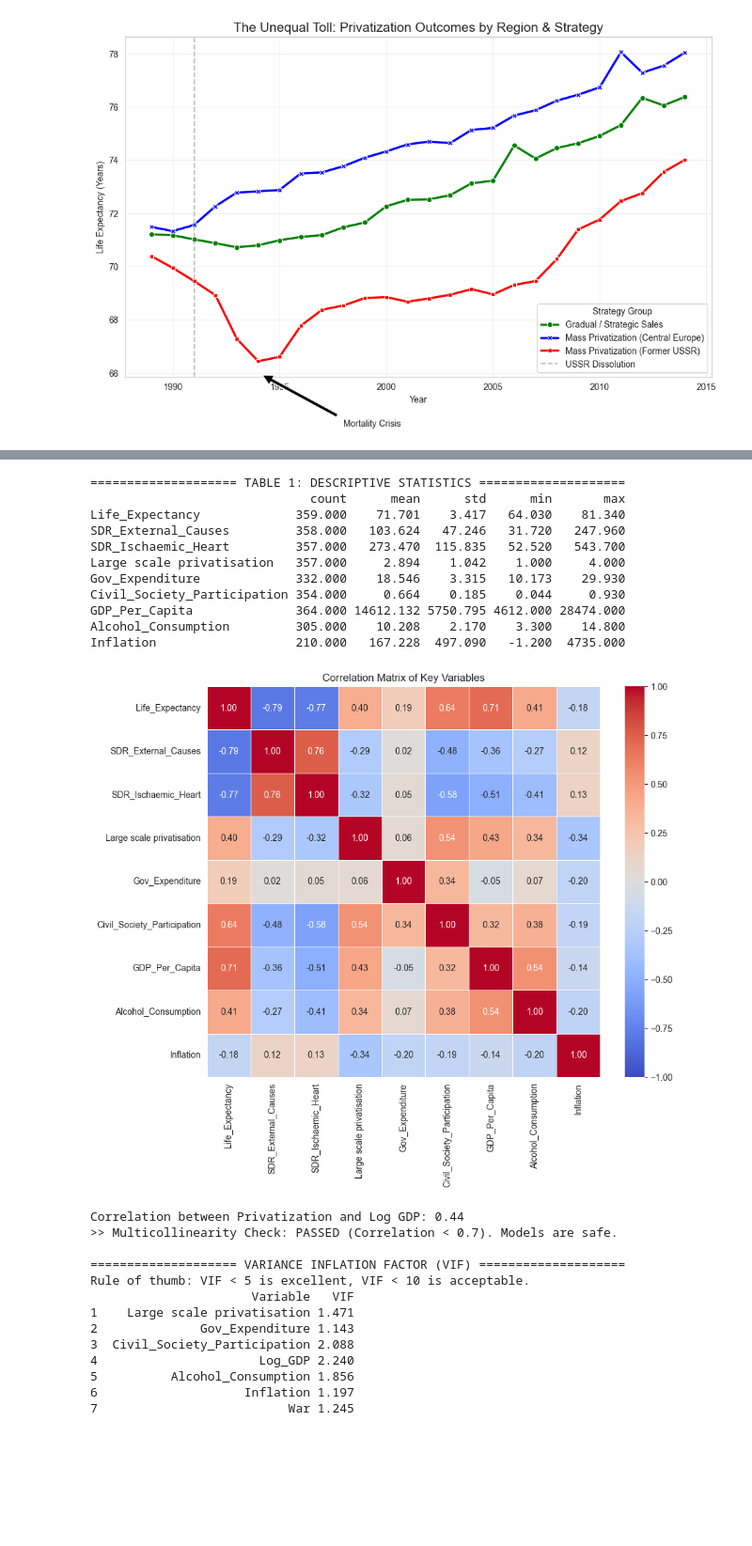
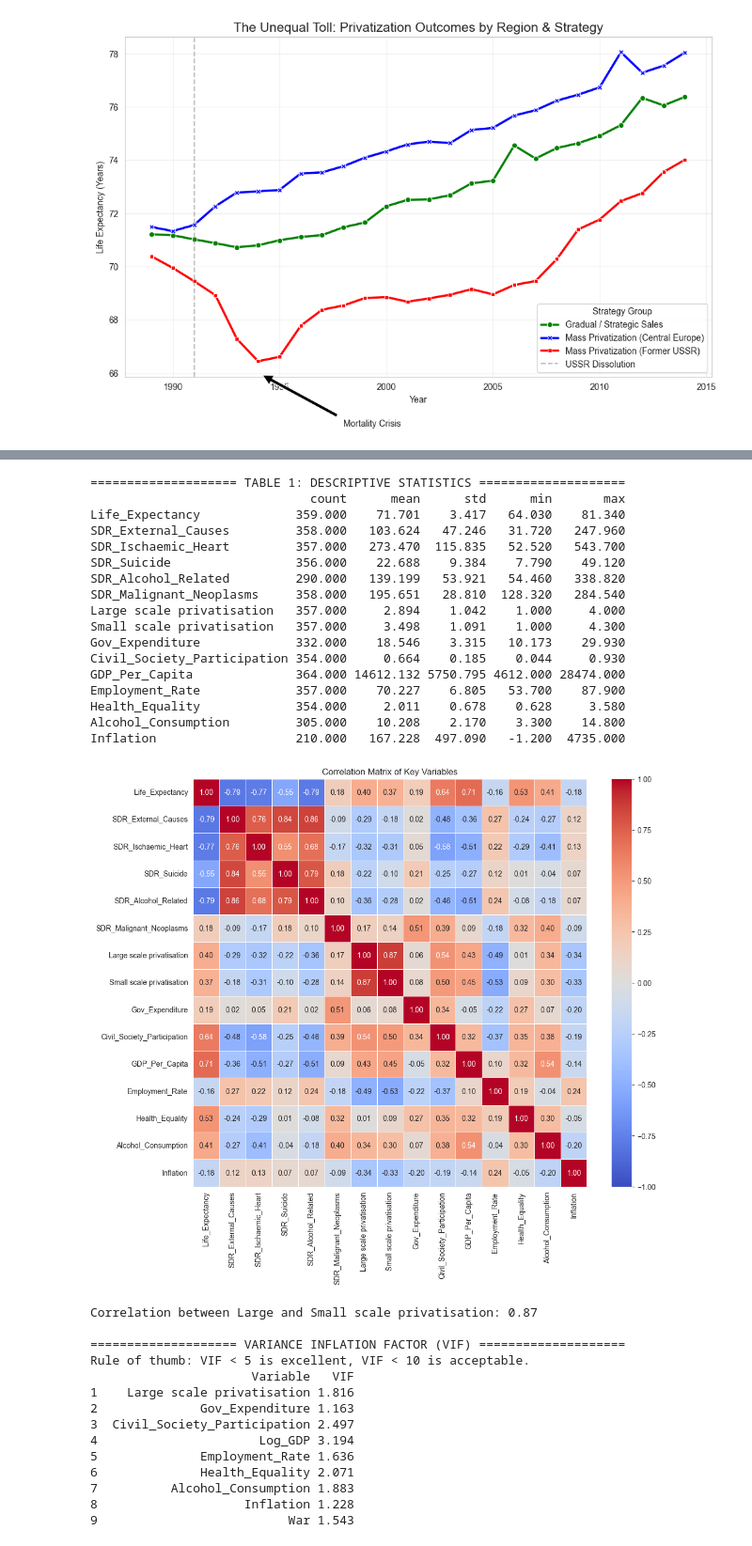
Before and after one commit to WojciechHrycenko/MasterThesis, a Jupyter notebook: Data/model.ipynb, the cells around one changed output, grey strips where cells are left out. Shown at 94% size. Saved outputs shown, nothing was run; the diff lists cells and outputs as text; code cells hidden in the pictures; blank space fills up the shorter version.

Commit message:
added a lot of new text (data & Results for v1 of model notebook), some model fixes

```diff
--- a/Data/model.ipynb
+++ b/Data/model.ipynb
@@ -47,8 +47,11 @@ import matplotlib.pyplot as plt
 import seaborn as sns
 import statsmodels.api as sm
 import statsmodels.formula.api as smf
+import scipy.stats as stats
+import matplotlib.pyplot as plt
+import seaborn as sns
+from linearmodels.panel import compare
 
-# Try to import linearmodels for panel regression (Thesis Standard)
 try:
     from linearmodels.panel import PanelOLS
     print("Success: 'linearmodels' library loaded.")
@@ -59,11 +62,11 @@ except ImportError:
 sns.set_style("whitegrid")
 pd.options.display.float_format = '{:.3f}'.format
 
-# 1. Load Data
-filename = 'dane_zintegrowane_1989_2014.csv'
+# Load Data
+filename = 'Created Merged Datasets/dane_zintegrowane_1989_2014.csv'
 df = pd.read_csv(filename)
 
-# Quick check
+# Check
 print(f"Data loaded: {df.shape[0]} rows, {df.shape[1]} columns.")
 print("Countries included:", df['Country_Code'].unique())
 df.head()
@@ -152,14 +251,13 @@ plt.show()
 # %%
-# --- 4. Descriptive Statistics & Data Diagnostics ---
-
-# Before running regressions, we must understand the distribution of variables
-# and check for potential multicollinearity issues.
+# 5. Descriptive Statistics & Data Diagnostics
 
 # A. Descriptive Statistics Table (Table 1 in Thesis)
 vars_to_describe = [
-    'Life_Expectancy', 'SDR_External_Causes', 'SDR_Ischaemic_Heart',  # Dependent
-    'Large scale privatisation', 'Gov_Expenditure', 'Civil_Society_Participation', # Independent
-    'GDP_Per_Capita', 'Alcohol_Consumption', 'Inflation' # Controls
+    'Life_Expectancy', 'SDR_External_Causes', 'SDR_Ischaemic_Heart',
+    'SDR_Suicide', 'SDR_Alcohol_Related', 'SDR_Malignant_Neoplasms',
+    'Large scale privatisation', 'Small scale privatisation',
+    'Gov_Expenditure', 'Civil_Society_Participation',
+    'GDP_Per_Capita', 'Employment_Rate', 'Health_Equality', 'Alcohol_Consumption', 'Inflation'
 ]
 
 desc_table = df[vars_to_describe].describe().T[['count', 'mean', 'std', 'min', 'max']]
@@ -168,7 +266,7 @@ print(desc_table)
 
 # B. Correlation Matrix (Checking for Multicollinearity)
 # If correlation > 0.7 between independent variables, estimates might be biased.
-plt.figure(figsize=(10, 8))
+plt.figure(figsize=(12, 10))
 corr_matrix = df[vars_to_describe].corr()
 
 sns.heatmap(corr_matrix, annot=True, fmt=".2f", cmap='coolwarm', vmin=-1, vmax=1, linewidths=0.5)
@@ -176,54 +274,57 @@ plt.title('Correlation Matrix of Key Variables', fontsize=12)
 plt.show()
 
 # Insight Check:
-# Ensure that 'Large scale privatisation' is not perfectly correlated with 'GDP_Per_Capita'.
-priv_gdp_corr = df['Large scale privatisation'].corr(df['Log_GDP'])
-print(f"Correlation between Privatization and Log GDP: {priv_gdp_corr:.2f}")
-if abs(priv_gdp_corr) < 0.7:
-    print(">> Multicollinearity Check: PASSED (Correlation < 0.7). Models are safe.")
-else:
-    print(">> WARNING: High correlation detected. Variance Inflation Factor (VIF) check recommended.")
+# Correlation check between Large and Small Scale Privatisation
+priv_large_small_corr = df['Large scale privatisation'].corr(df['Small scale privatisation'])
+print(f"Correlation between Large and Small scale privatisation: {priv_large_small_corr:.2f}")
 
 # C. Formal Multicollinearity Test (VIF)
 from statsmodels.stats.outliers_influence import variance_inflation_factor
 
-# Select variables used in regressions
+# Select ALL variables used in our final regressions
 X_variables = df[['Large scale privatisation', 'Gov_Expenditure', 'Civil_Society_Participation',
-                  'Log_GDP', 'Alcohol_Consumption', 'Inflation', 'War']].dropna()
+                  'Log_GDP', 'Employment_Rate', 'Health_Equality', 'Alcohol_Consumption', 'Inflation', 'War']].dropna()
 
-# Add constant for VIF calculation (standard procedure)
+# Constant for VIF calculation (standard procedure)
 X_vif = sm.add_constant(X_variables)
 
 vif_data = pd.DataFrame()
 vif_data["Variable"] = X_vif.columns
 vif_data["VIF"] = [variance_inflation_factor(X_vif.values, i) for i in range(X_vif.shape[1])]
 
 print(f"\n{'='*20} VARIANCE INFLATION FACTOR (VIF) {'='*20}")
 print("Rule of thumb: VIF < 5 is excellent, VIF < 10 is acceptable.")
 print(vif_data[vif_data['Variable'] != 'const'])
 # %% [output]
 ==================== TABLE 1: DESCRIPTIVE STATISTICS ====================
                               count      mean      std      min       max
 Life_Expectancy             359.000    71.701    3.417   64.030    81.340
 SDR_External_Causes         358.000   103.624   47.246   31.720   247.960
 SDR_Ischaemic_Heart         357.000   273.470  115.835   52.520   543.700
+SDR_Suicide                 356.000    22.688    9.384    7.790    49.120
+SDR_Alcohol_Related         290.000   139.199   53.921   54.460   338.820
+SDR_Malignant_Neoplasms     358.000   195.651   28.810  128.320   284.540
 Large scale privatisation   357.000     2.894    1.042    1.000     4.000
+Small scale privatisation   357.000     3.498    1.091    1.000     4.300
 Gov_Expenditure             332.000    18.546    3.315   10.173    29.930
 Civil_Society_Participation 354.000     0.664    0.185    0.044     0.930
 GDP_Per_Capita              364.000 14612.132 5750.795 4612.000 28474.000
+Employment_Rate             357.000    70.227    6.805   53.700    87.900
+Health_Equality             354.000     2.011    0.678    0.628     3.580
 Alcohol_Consumption         305.000    10.208    2.170    3.300    14.800
 Inflation                   210.000   167.228  497.090   -1.200  4735.000
-[figure, old version]
+[figure, new version]
-Correlation between Privatization and Log GDP: 0.44
->> Multicollinearity Check: PASSED (Correlation < 0.7). Models are safe.
+Correlation between Large and Small scale privatisation: 0.87
 
 ==================== VARIANCE INFLATION FACTOR (VIF) ====================
 Rule of thumb: VIF < 5 is excellent, VIF < 10 is acceptable.
                       Variable   VIF
-1    Large scale privatisation 1.471
-2              Gov_Expenditure 1.143
-3  Civil_Society_Participation 2.088
-4                      Log_GDP 2.240
-5          Alcohol_Consumption 1.856
-6                    Inflation 1.197
-7                          War 1.245
+1    Large scale privatisation 1.816
+2              Gov_Expenditure 1.163
+3  Civil_Society_Participation 2.497
+4                      Log_GDP 3.194
+5              Employment_Rate 1.636
+6              Health_Equality 2.071
+7          Alcohol_Consumption 1.883
+8                    Inflation 1.228
+9                          War 1.543
```
Also changed, not shown: parts of 42 cells of this notebook, 23 other files.
